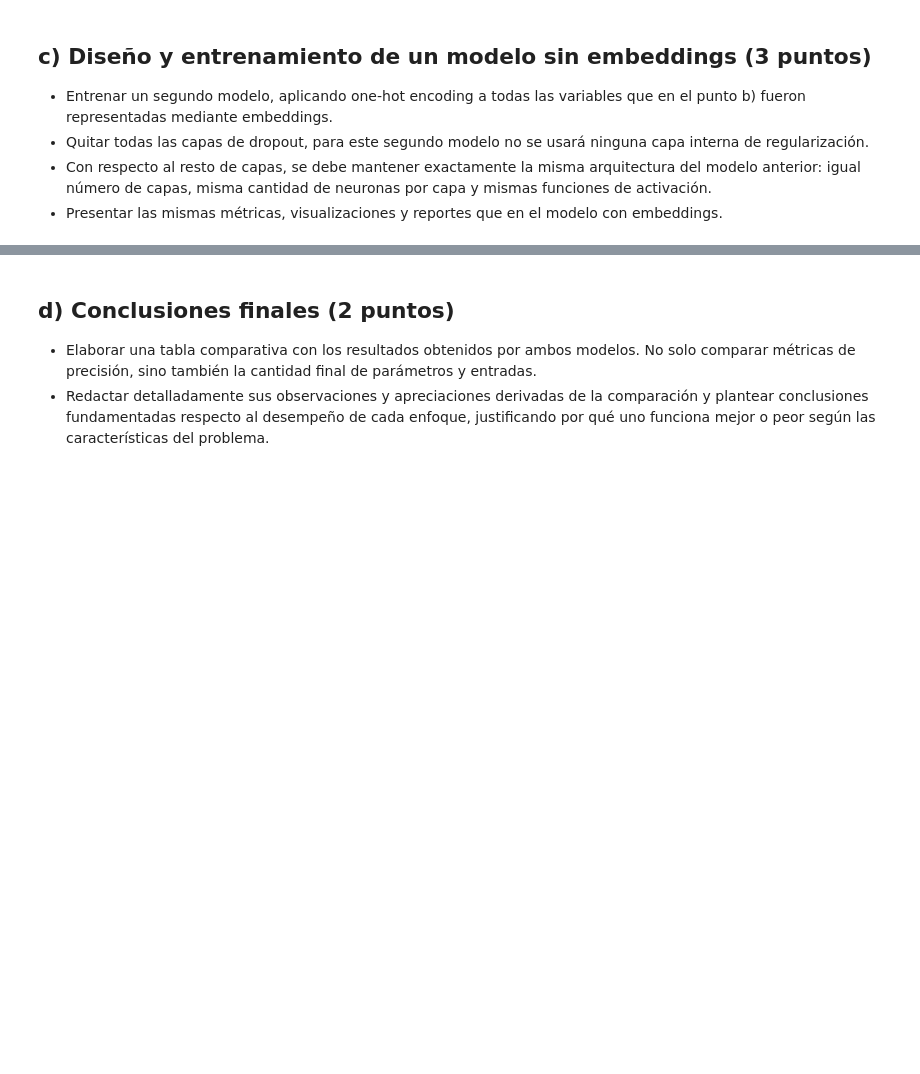
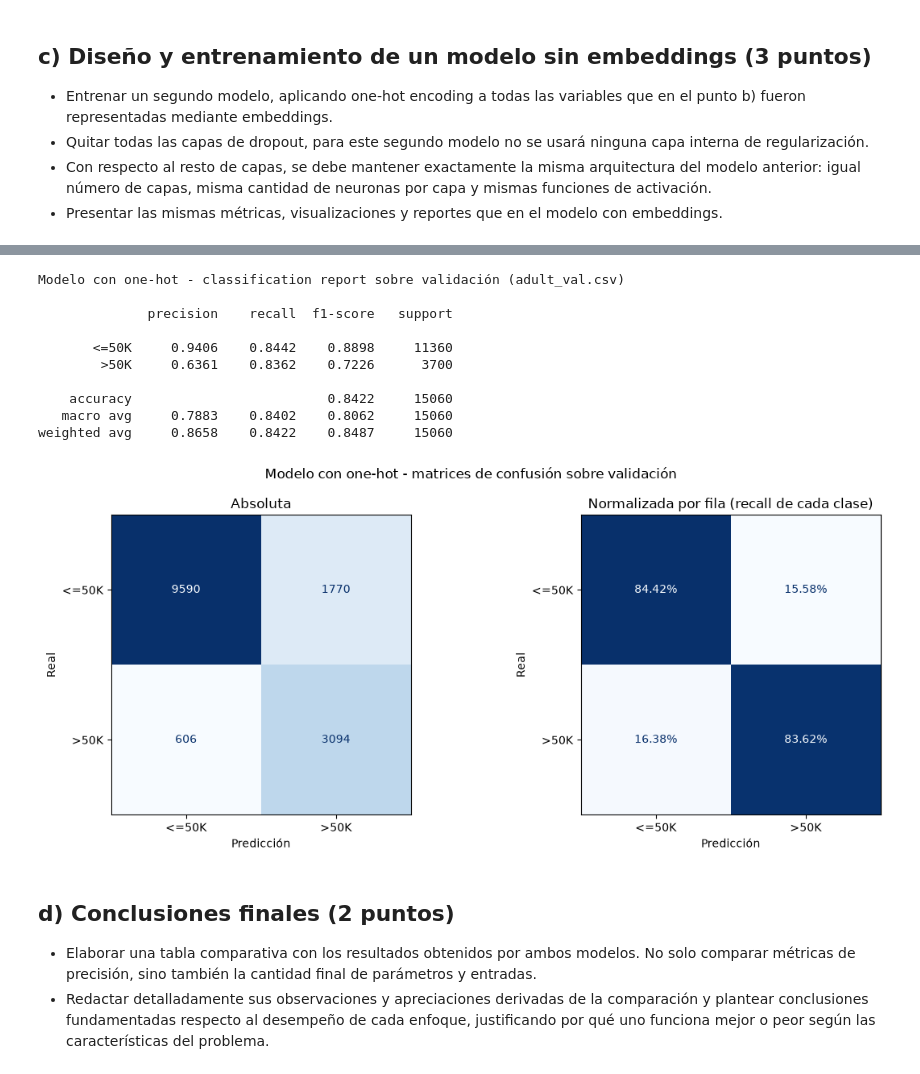
Before and after one commit to masouto94/aprendizaje_profundo, a Jupyter notebook: tps/tp_2/ASTORGA-GONZALEZ-SOUTO-TP2-Co26.ipynb, the cells around one changed output, grey strips where cells are left out. Cells and saved outputs as stored; diff of their text form; code cells hidden in the pictures; blank space fills up the shorter version.

```diff
--- a/tps/tp_2/ASTORGA-GONZALEZ-SOUTO-TP2-Co26.ipynb
+++ b/tps/tp_2/ASTORGA-GONZALEZ-SOUTO-TP2-Co26.ipynb
@@ -542,3 +913,17 @@ print(f"Parámetros de los embeddings: {sum(parameter.numel() for parameter in c
+# %%
+onehot_val_predictions = show_validation_results(onehot_model, X_val_onehot, y_val_onehot, "Modelo con one-hot")
+# %% [output]
+Modelo con one-hot - classification report sobre validación (adult_val.csv)
+
+              precision    recall  f1-score   support
+
+       <=50K     0.9406    0.8442    0.8898     11360
+        >50K     0.6361    0.8362    0.7226      3700
+
+    accuracy                         0.8422     15060
+   macro avg     0.7883    0.8402    0.8062     15060
+weighted avg     0.8658    0.8422    0.8487     15060
+[figure, added]
 # %% [markdown]
 
 ## d) Conclusiones finales (2 puntos)
```
Also changed, not shown: parts of 12 cells of this notebook, 2 other files.
